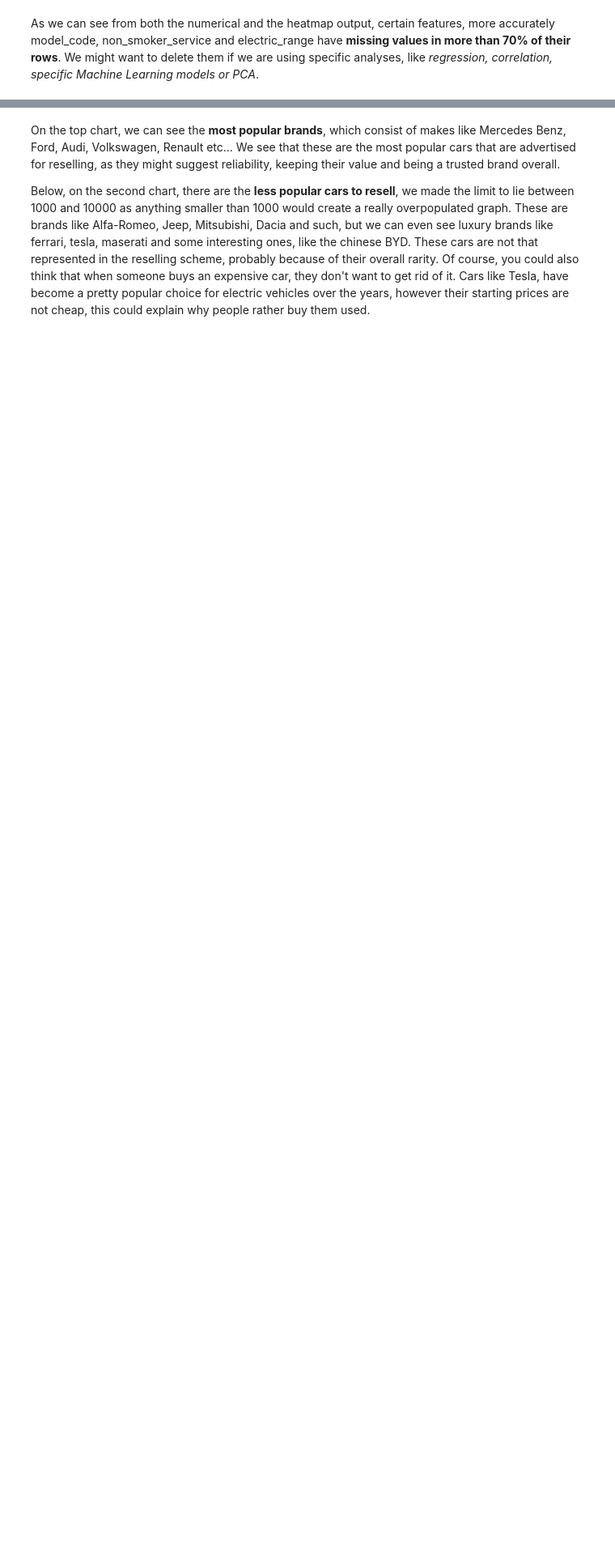
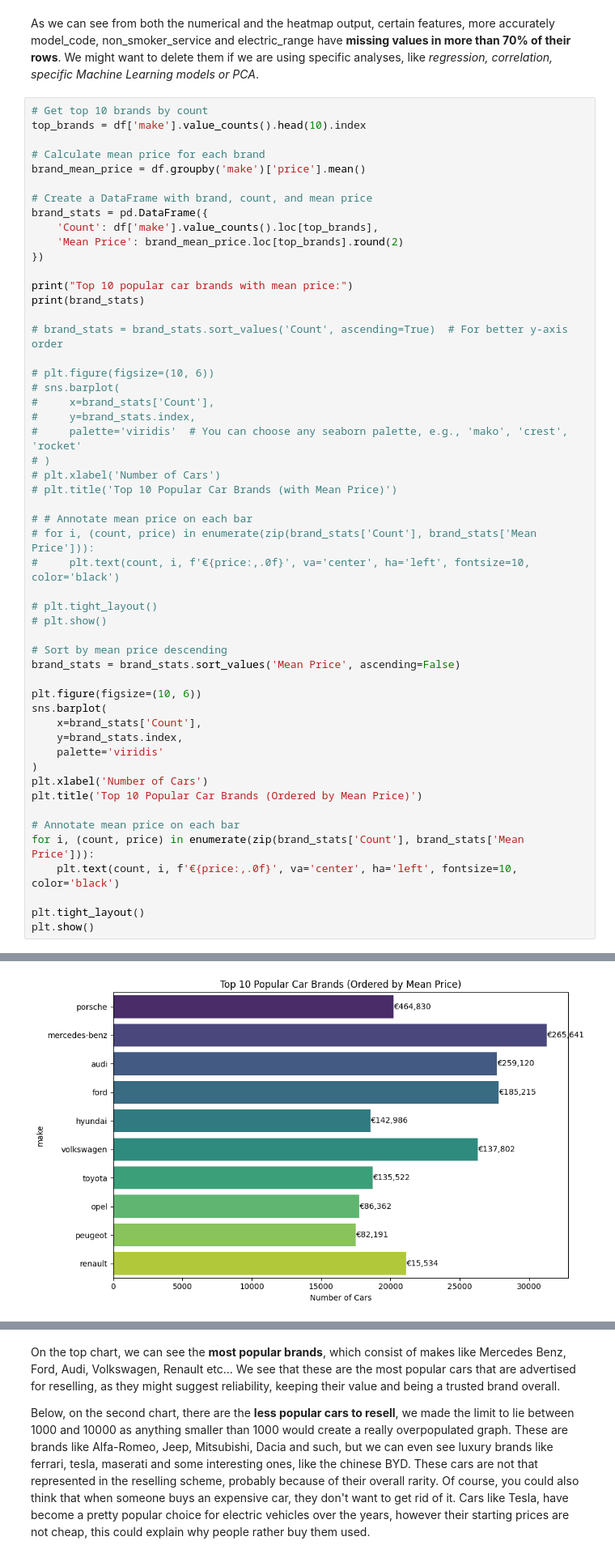
Before and after one commit to dfoddav2/SS25-capstone-project, a Jupyter notebook: exploratory.ipynb, the cells around one changed output, grey strips where cells are left out. Shown at 81% size. Drawn from its saved outputs; the diff is of its cells as text; blank space fills up the shorter version.

Commit message:
Exploratory mean prices

```diff
--- a/exploratory.ipynb
+++ b/exploratory.ipynb
@@ -149,3 +149,56 @@ model_code                 390436               77.19
 [figure]
 # %% [markdown]
 As we can see from both the numerical and the heatmap output, certain features, more accurately model_code, non_smoker_service and electric_range have **missing values in more than 70% of their rows**. We might want to delete them if we are using specific analyses, like *regression, correlation, specific Machine Learning models or PCA*.
+# %%
+# Get top 10 brands by count
+top_brands = df['make'].value_counts().head(10).index
+
+# Calculate mean price for each brand
+brand_mean_price = df.groupby('make')['price'].mean()
+
+# Create a DataFrame with brand, count, and mean price
+brand_stats = pd.DataFrame({
+    'Count': df['make'].value_counts().loc[top_brands],
+    'Mean Price': brand_mean_price.loc[top_brands].round(2)
+})
+
+print("Top 10 popular car brands with mean price:")
+print(brand_stats)
+
+# brand_stats = brand_stats.sort_values('Count', ascending=True)  # For better y-axis order
+
+# plt.figure(figsize=(10, 6))
+# sns.barplot(
+#     x=brand_stats['Count'],
+#     y=brand_stats.index,
+#     palette='viridis'  # You can choose any seaborn palette, e.g., 'mako', 'crest', 'rocket'
+# )
+# plt.xlabel('Number of Cars')
+# plt.title('Top 10 Popular Car Brands (with Mean Price)')
+
+# # Annotate mean price on each bar
+# for i, (count, price) in enumerate(zip(brand_stats['Count'], brand_stats['Mean Price'])):
+#     plt.text(count, i, f'€{price:,.0f}', va='center', ha='left', fontsize=10, color='black')
+
+# plt.tight_layout()
+# plt.show()
+
+# Sort by mean price descending
+brand_stats = brand_stats.sort_values('Mean Price', ascending=False)
+
+plt.figure(figsize=(10, 6))
+sns.barplot(
+    x=brand_stats['Count'],
+    y=brand_stats.index,
+    palette='viridis'
+)
+plt.xlabel('Number of Cars')
+plt.title('Top 10 Popular Car Brands (Ordered by Mean Price)')
+
+# Annotate mean price on each bar
+for i, (count, price) in enumerate(zip(brand_stats['Count'], brand_stats['Mean Price'])):
+    plt.text(count, i, f'€{price:,.0f}', va='center', ha='left', fontsize=10, color='black')
+
+plt.tight_layout()
+plt.show()
+# %% [output]
@@ -152,3 +221,4 @@ As we can see from both the numerical and the heatmap output, certain features,
+[figure, added]
 # %%
 # 3. Value Counts for Categorical Columns
 
```
Also changed, not shown: parts of 1 cell of this notebook.
